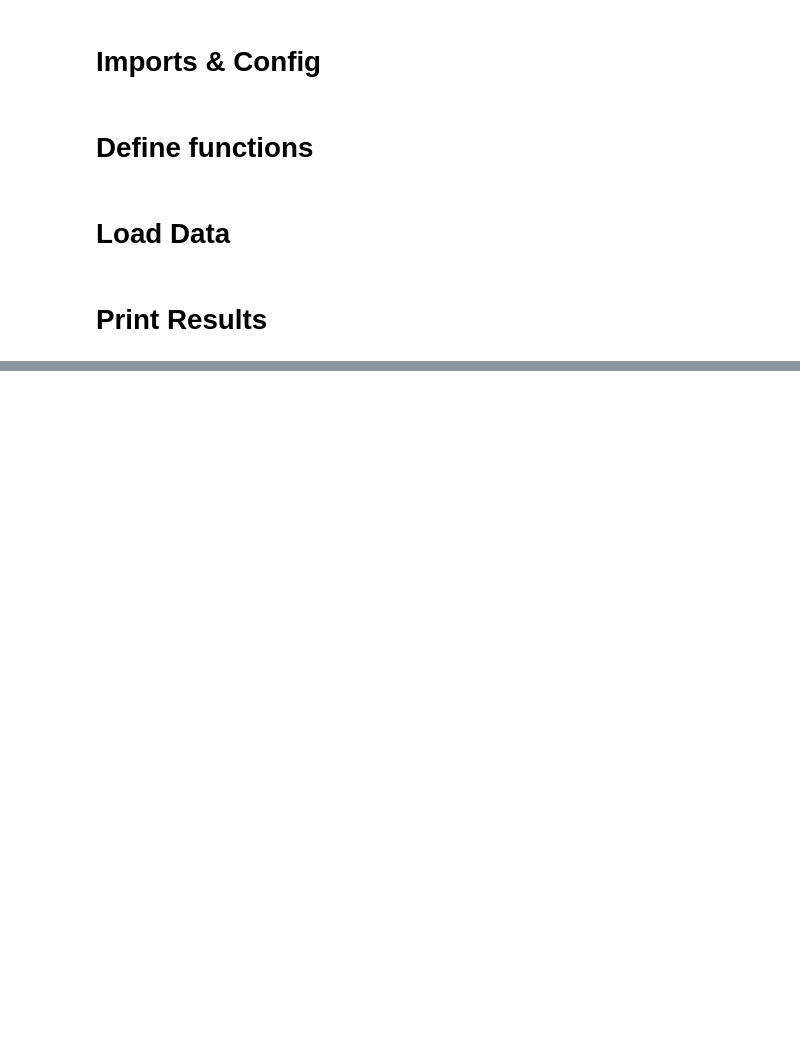
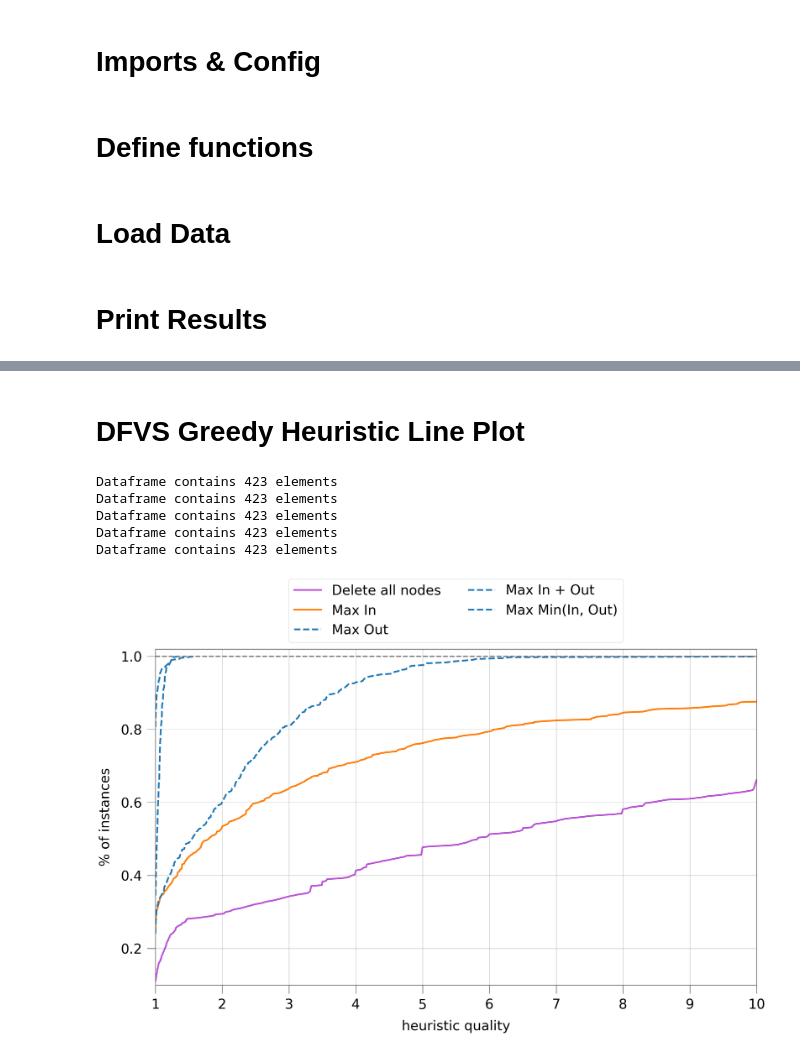
Before and after one commit to HenriDickel/DFVS-Solver, a Jupyter notebook: DFVS_Solver/src/python/statistics_v5.ipynb, the cells around one changed output, grey strips where cells are left out. Drawn from its saved outputs; the diff is of its cells as text; code cells hidden in the pictures; blank space fills up the shorter version.

```diff
--- a/DFVS_Solver/src/python/statistics_v5.ipynb
+++ b/DFVS_Solver/src/python/statistics_v5.ipynb
@@ -124,0 +201,43 @@ Overall: 29/54 (53.7%)
+# %% [markdown]
+# DFVS Greedy Heuristic Line Plot
+# %%
+# Calculate percentage dataframes
+df_0_perc = get_heuristic_percentage_df(dfh_0)
+df_1_perc = get_heuristic_percentage_df(dfh_v1)
+df_2_perc = get_heuristic_percentage_df(dfh_v2)
+df_3_perc = get_heuristic_percentage_df(dfh_v3)
+df_4_perc = get_heuristic_percentage_df(dfh_v4)
+
+# Plot lines
+fig, ax = plt.subplots(figsize=(25.6, 14.4))
+ax.plot(df_0_perc['percentage_solved'], c='mediumorchid', linewidth='4', label='Delete all nodes')
+ax.plot(df_1_perc['percentage_solved'], c='tab:orange', linewidth='4', label='Max In')
+ax.plot(df_2_perc['percentage_solved'], c='tab:blue', linestyle='--', linewidth='4', label='Max Out')
+ax.plot(df_3_perc['percentage_solved'], c='tab:blue', linestyle='--', linewidth='4', label='Max In + Out')
+ax.plot(df_4_perc['percentage_solved'], c='tab:blue', linestyle='--', linewidth='4', label='Max Min(In, Out)')
+
+ax.set_xlabel('heuristic quality', labelpad=20)
+ax.set_ylabel('% of instances', labelpad=20)
+ax.set_xlim([1.0, 10])
+ax.set_ylim([0.1, 1.02])
+#ax.set_xscale('log')
+#ax.set_xticks([1, 10, 100, 1000, 10000, 60000, 180000])
+#ax.set_xticklabels([0.001, 0.01, 0.1, 1.0, 10.0, 60.0, 180.0])
+ax.tick_params(axis='both', length=20, which='major', pad=12)
+ax.grid()
+ax.legend(bbox_to_anchor=(0, 1, 1, 0), loc='lower center', ncol=2)
+
+# Draw
+#ax.axvline(x=180000, color='gray', linestyle='--', linewidth=3)
+ax.axhline(y=1, color='gray', linestyle='--', linewidth=3)
+#ax.text(185000, 0.42, "timeout", color='gray', rotation='vertical')
+
+fig.savefig('plots/v5/DFVSNodesHeuristicLinePlot.png',  bbox_inches='tight')
+fig.show()
+# %% [output]
+Dataframe contains 423 elements
+Dataframe contains 423 elements
+Dataframe contains 423 elements
+Dataframe contains 423 elements
+Dataframe contains 423 elements
+[figure, added]
```
Also changed, not shown: parts of 12 cells of this notebook, 39 other files.
